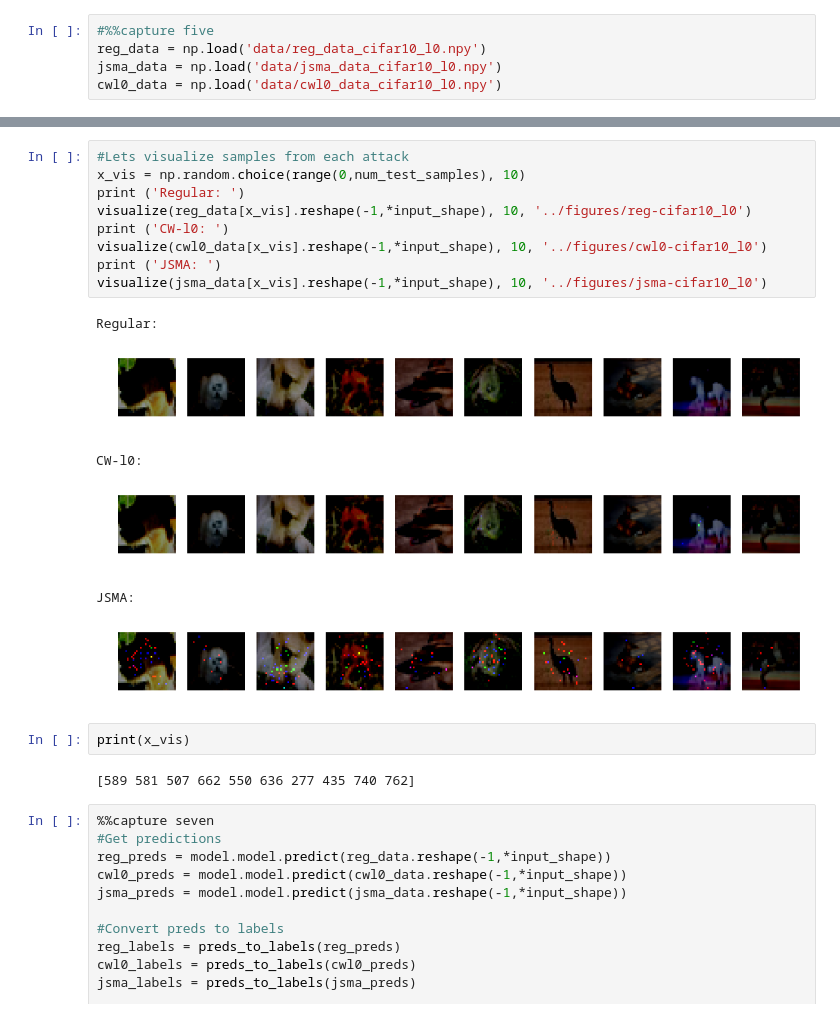
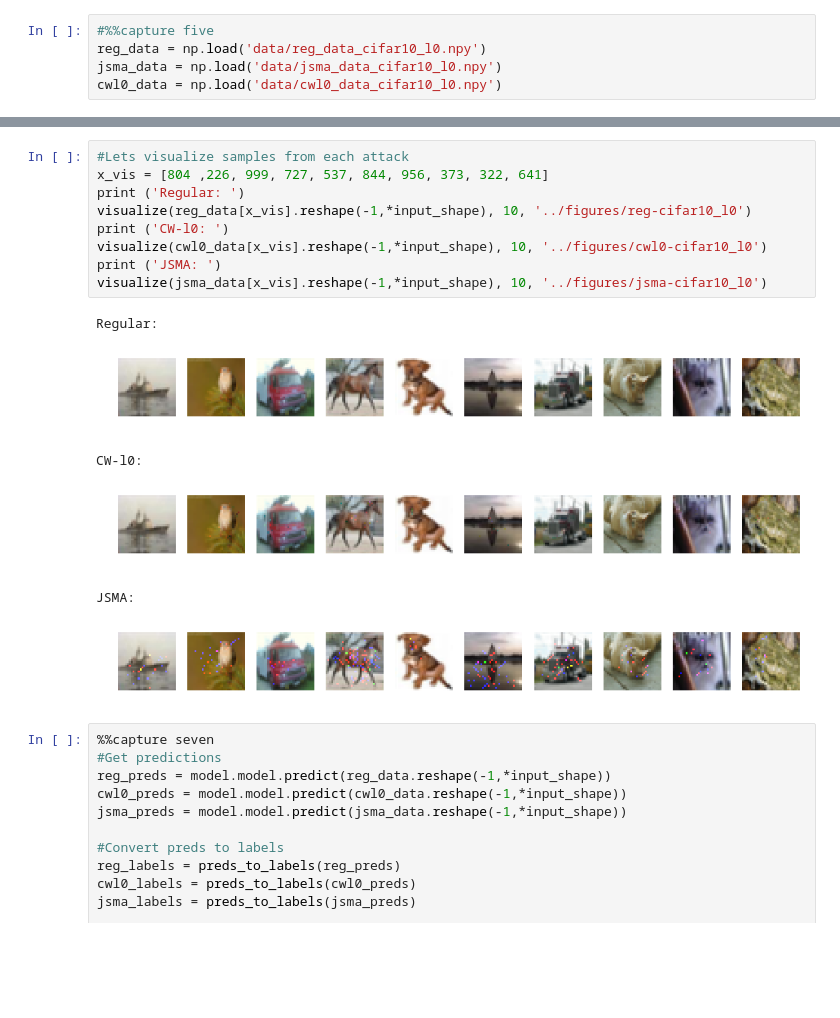
Before and after one commit to jasjeetIM/recovering_compressible_signals, a Jupyter notebook: notebooks/CIFAR-l0.ipynb, the cells around one changed output, grey strips where cells are left out. Cells and saved outputs as stored; diff of their text form; blank space fills up the shorter version.

```diff
--- a/notebooks/CIFAR-l0.ipynb
+++ b/notebooks/CIFAR-l0.ipynb
@@ -133,23 +115,19 @@ Training Data:
 # %%
 #Lets visualize samples from each attack
-x_vis = np.random.choice(range(0,num_test_samples), 10)
+x_vis = [804 ,226, 999, 727, 537, 844, 956, 373, 322, 641]
 print ('Regular: ')
 visualize(reg_data[x_vis].reshape(-1,*input_shape), 10, '../figures/reg-cifar10_l0')
 print ('CW-l0: ')
 visualize(cwl0_data[x_vis].reshape(-1,*input_shape), 10, '../figures/cwl0-cifar10_l0')
 print ('JSMA: ')
 visualize(jsma_data[x_vis].reshape(-1,*input_shape), 10, '../figures/jsma-cifar10_l0')
 # %% [output]
 Regular:
-[figure, old version]
+[figure, new version]
 CW-l0:
-[figure, old version]
+[figure, new version]
 JSMA:
-[figure, old version]
+[figure, new version]
-# %%
-print(x_vis)
-# %% [output]
-[589 581 507 662 550 636 277 435 740 762]
 # %%
 %%capture seven
 #Get predictions
```
Also changed, not shown: parts of 37 cells of this notebook, 3 other files.
